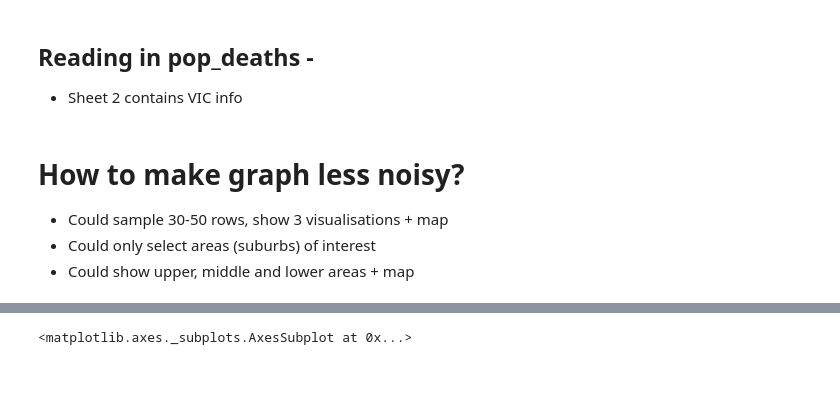
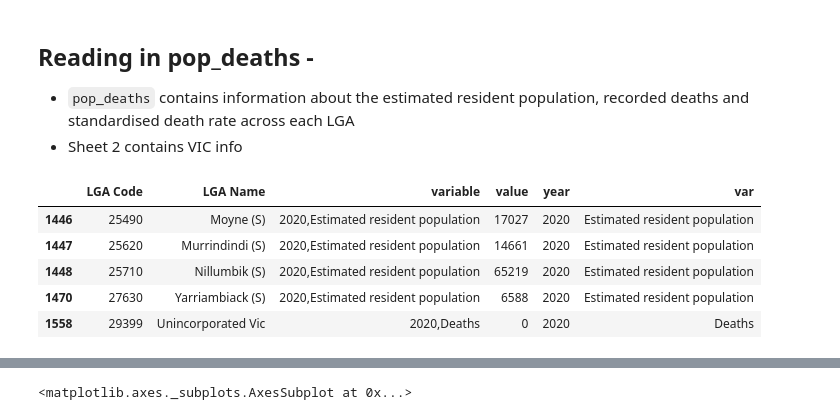
Before and after one commit to MAST30034-Applied-Data-Science/generic-real-estate-consulting-project-group-59, a Jupyter notebook: scripts/ABS_data.ipynb, the cells around one changed output, grey strips where cells are left out. Drawn from its saved outputs; the diff is of its cells as text; code cells hidden in the pictures; blank space fills up the shorter version.

```diff
--- a/scripts/ABS_data.ipynb
+++ b/scripts/ABS_data.ipynb
@@ -40,6 +36,7 @@ File 3 finished.
 # %% [markdown]
 ## Reading in pop_deaths -
 
+- `pop_deaths` contains information about the estimated resident population, recorded deaths and standardised death rate across each LGA
 - Sheet 2 contains VIC info
 # %%
 df = pd.read_excel('../data/raw/abs_data/pop_deaths.xlsx', sheet_name = 2, skiprows = 4, header = [0,1], nrows = 129)[1:]
@@ -51,9 +48,12 @@ df2 = df2.dropna()
 df2['value'] = df2.value.astype('int')
 df2[['year','var']] = df2['variable'].str.split(',').tolist()
 df2 = df2.sort_values('year')
-# %% [markdown]
-# How to make graph less noisy?
-
-- Could sample 30-50 rows, show 3 visualisations + map
-- Could only select areas (suburbs) of interest
-- Could show upper, middle and lower areas + map
+# %%
+df2.tail()
+# %% [output]
+|  | LGA Code | LGA Name | variable | value | year | var |
+| 1446 | 25490 | Moyne (S) | 2020,Estimated resident population | 17027 | 2020 | Estimated resident population |
+| 1447 | 25620 | Murrindindi (S) | 2020,Estimated resident population | 14661 | 2020 | Estimated resident population |
+| 1448 | 25710 | Nillumbik (S) | 2020,Estimated resident population | 65219 | 2020 | Estimated resident population |
+| 1470 | 27630 | Yarriambiack (S) | 2020,Estimated resident population | 6588 | 2020 | Estimated resident population |
+| 1558 | 29399 | Unincorporated Vic | 2020,Deaths | 0 | 2020 | Deaths |
```
Also changed, not shown: parts of 8 cells of this notebook.
